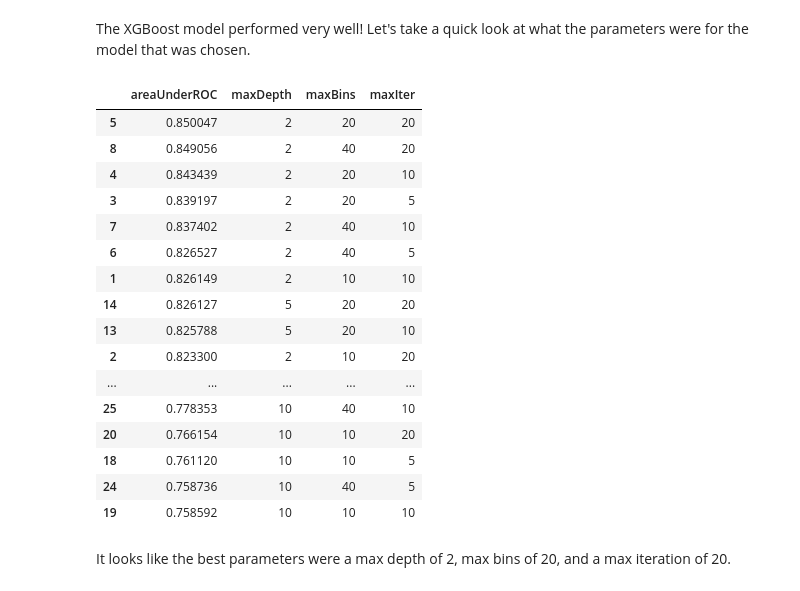
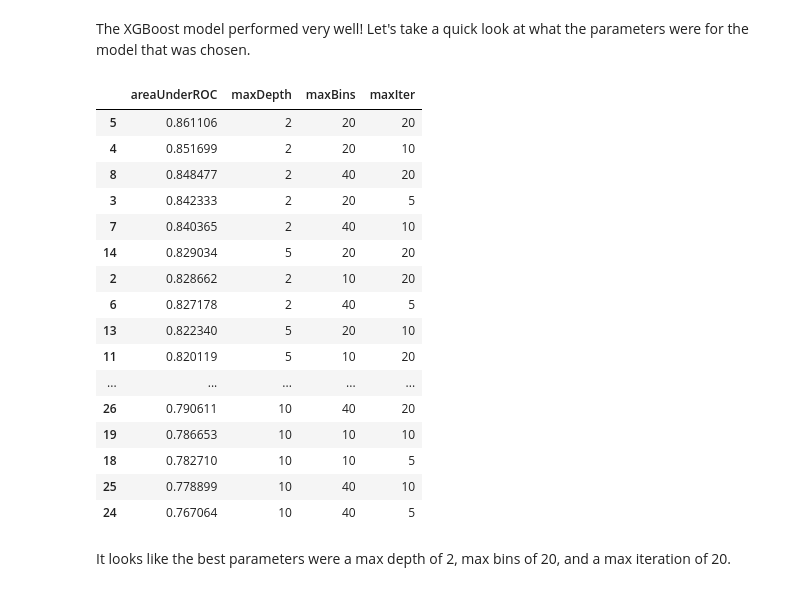
Before and after one commit to xaviergenelin/Alzheimers-Risk-Factors, a Jupyter notebook: ST590_FINALPRJT_GENELIN_SANBORN_.ipynb, the cells around one changed output. Saved outputs shown, nothing was run; the diff lists cells and outputs as text; code cells hidden in the pictures.

```diff
--- a/ST590_FINALPRJT_GENELIN_SANBORN_.ipynb
+++ b/ST590_FINALPRJT_GENELIN_SANBORN_.ipynb
@@ -506,7 +508,7 @@ Text(0, 0.5, 'Social Economic Status(SES)')
 [figure]
 # %%
 # Draw scatter plot between EDUC and SES
-x_pd = train_pd['EDUC']
+x = train_pd['EDUC']
 y = train_pd['SES']
 
 ses_not_null_index = y[~y.isnull()].index
@@ -926,31 +928,31 @@ The XGBoost model performed very well! Let's take a quick look at what the param
 # %%
 best_model = cv_xgb.bestModel
 
 params_xgb = [{p.name: v for p, v in m.items()} for m in cv_xgb.getEstimatorParamMaps()]
 xgb_results = pd.DataFrame.from_dict([
     {cv_xgb.getEvaluator().getMetricName(): metric, **ps}
-    for ps, metric in zip(params_kn, cv_xgb.avgMetrics)
+    for ps, metric in zip(params_xgb, cv_xgb.avgMetrics)
 ])
 
 xgb_results.sort_values(by = 'areaUnderROC', ascending = False)
 # %% [output]
 |  | areaUnderROC | maxDepth | maxBins | maxIter |
-| 5 | 0.850047 | 2 | 20 | 20 |
-| 8 | 0.849056 | 2 | 40 | 20 |
-| 4 | 0.843439 | 2 | 20 | 10 |
-| 3 | 0.839197 | 2 | 20 | 5 |
-| 7 | 0.837402 | 2 | 40 | 10 |
-| 6 | 0.826527 | 2 | 40 | 5 |
-| 1 | 0.826149 | 2 | 10 | 10 |
-| 14 | 0.826127 | 5 | 20 | 20 |
-| 13 | 0.825788 | 5 | 20 | 10 |
-| 2 | 0.823300 | 2 | 10 | 20 |
+| 5 | 0.861106 | 2 | 20 | 20 |
+| 4 | 0.851699 | 2 | 20 | 10 |
+| 8 | 0.848477 | 2 | 40 | 20 |
+| 3 | 0.842333 | 2 | 20 | 5 |
+| 7 | 0.840365 | 2 | 40 | 10 |
+| 14 | 0.829034 | 5 | 20 | 20 |
+| 2 | 0.828662 | 2 | 10 | 20 |
+| 6 | 0.827178 | 2 | 40 | 5 |
+| 13 | 0.822340 | 5 | 20 | 10 |
+| 11 | 0.820119 | 5 | 10 | 20 |
 | ... | ... | ... | ... | ... |
-| 25 | 0.778353 | 10 | 40 | 10 |
-| 20 | 0.766154 | 10 | 10 | 20 |
-| 18 | 0.761120 | 10 | 10 | 5 |
-| 24 | 0.758736 | 10 | 40 | 5 |
-| 19 | 0.758592 | 10 | 10 | 10 |
+| 26 | 0.790611 | 10 | 40 | 20 |
+| 19 | 0.786653 | 10 | 10 | 10 |
+| 18 | 0.782710 | 10 | 10 | 5 |
+| 25 | 0.778899 | 10 | 40 | 10 |
+| 24 | 0.767064 | 10 | 40 | 5 |
 # %% [markdown]
 It looks like the best parameters were a max depth of 2, max bins of 20, and a max iteration of 20.
 # %% [markdown]
```
Also changed, not shown: parts of 13 cells of this notebook, 1 other file.
